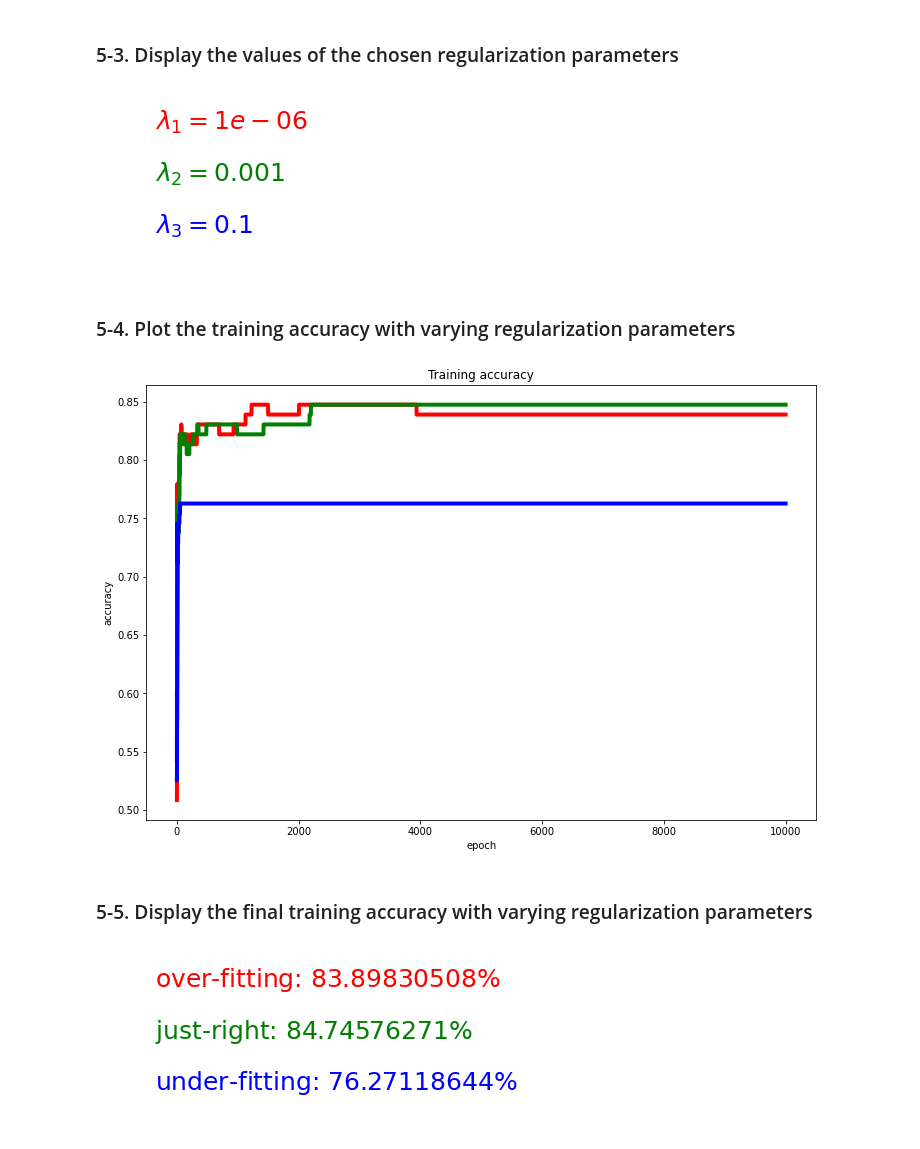
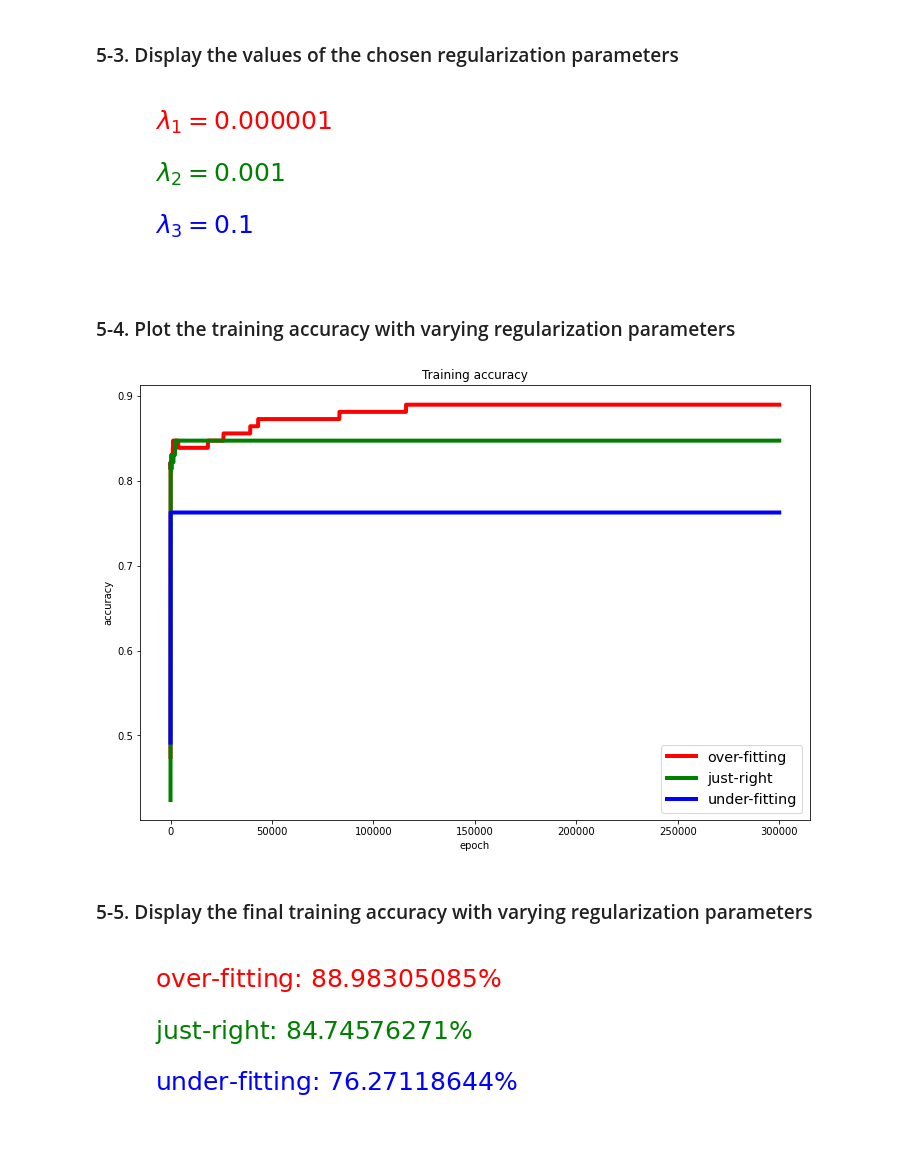
Before and after one commit to ihooni/class-MachineLearning, a Jupyter notebook: 07/assignment-07.ipynb, the cells around one changed output. Saved outputs shown, nothing was run; the diff lists cells and outputs as text; code cells hidden in the pictures.

```diff
--- a/07/assignment-07.ipynb
+++ b/07/assignment-07.ipynb
@@ -14,14 +14,16 @@ Y_raw = data[:, -1].reshape(-1, 1)
 # %% [markdown]
 ## 2. Precompute X data
 # %%
-X_data = np.zeros((X_raw.shape[0], 1))
+def precompute_X_data(X):
+  X_pre = np.zeros((X.shape[0], 1))
+  for i in range(10):
+    for j in range(10):
+      new_column = ((X[:, 0] ** i) * (X[:, 1] ** j)).reshape(-1, 1)
+      X_pre = np.concatenate((X_pre, new_column), axis=1)
 
-for i in range(10):
-  for j in range(10):
-    new_column = ((X_raw[:, 0] ** i) * (X_raw[:, 1] ** j)).reshape(-1, 1)
-    X_data = np.concatenate((X_data, new_column), axis=1)
+  return X_pre[:, 1:]
 
-X_data = X_data[:, 1:]
+X_data = precompute_X_data(X_raw)
 Y_data = Y_raw
 # %% [markdown]
 ## 3. Define functions for logistic regression
@@ -92,7 +94,7 @@ def fit_logistic_regression_model(X_train, Y_train, lr, lam, epoch_count):
   return history, theta
 
 lr = 0.7
-epoch_count = 10000
+epoch_count = 300000
 
 # over-fitting
 over_fitting_lam = 0.000001
@@ -142,7 +144,7 @@ plt.show()
 # %% [markdown]
 ### 5-3. Display the values of the chosen regularization parameters
 # %%
-text1 = r'\lambda_1 = ' + str(over_fitting_lam)
+text1 = r'\lambda_1 = ' + '{0:.6f}'.format(over_fitting_lam)
 text2 = r'\lambda_2 = ' + str(just_right_lam)
 text3 = r'\lambda_3 = ' + str(under_fitting_lam)
 
@@ -155,20 +157,21 @@ plt.text(0.2, 0.5, f'${text2}$', size=25, color='green')
 plt.text(0.2, 0.2, f'${text3}$', size=25, color='blue')
 plt.show()
 # %% [output]
-[figure, old version]
+[figure, new version]
 # %% [markdown]
 ### 5-4. Plot the training accuracy with varying regularization parameters
 # %%
 plt.figure(figsize=(12, 8))
 plt.title('Training accuracy')
 plt.plot(epoch_tick, over_fitting_history['train_acc'], 'r-', linewidth=4)
 plt.plot(epoch_tick, just_right_history['train_acc'], 'g-', linewidth=4)
 plt.plot(epoch_tick, under_fitting_history['train_acc'], 'b-', linewidth=4)
+plt.legend(['over-fitting', 'just-right', 'under-fitting'], fontsize='x-large', loc='lower right')
 plt.xlabel('epoch')
 plt.ylabel('accuracy')
 plt.show()
 # %% [output]
-[figure, old version]
+[figure, new version]
 # %% [markdown]
 ### 5-5. Display the final training accuracy with varying regularization parameters
 # %%
@@ -185,4 +188,4 @@ plt.text(0.2, 0.5, f'just-right: ${just_right_final_acc}$%', size=25, color='gre
 plt.text(0.2, 0.2, f'under-fitting: ${under_fitting_final_acc}$%', size=25, color='blue')
 plt.show()
 # %% [output]
-[figure, old version]
+[figure, new version]
```
Also changed, not shown: parts of 3 cells of this notebook.
